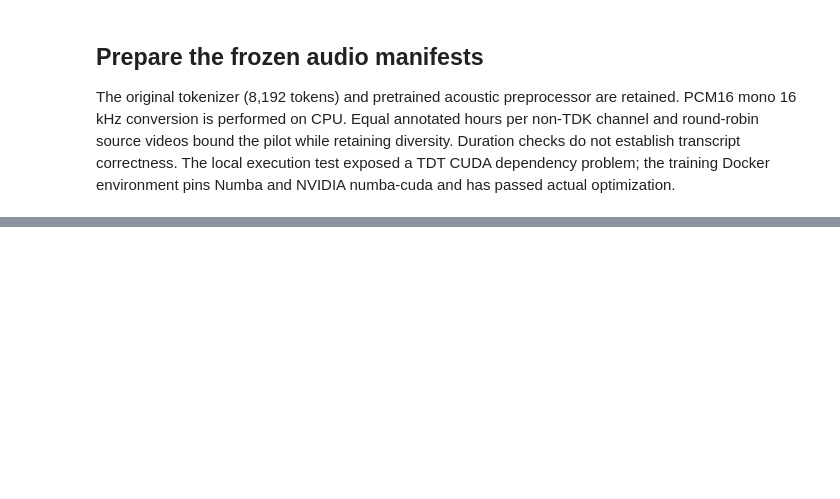
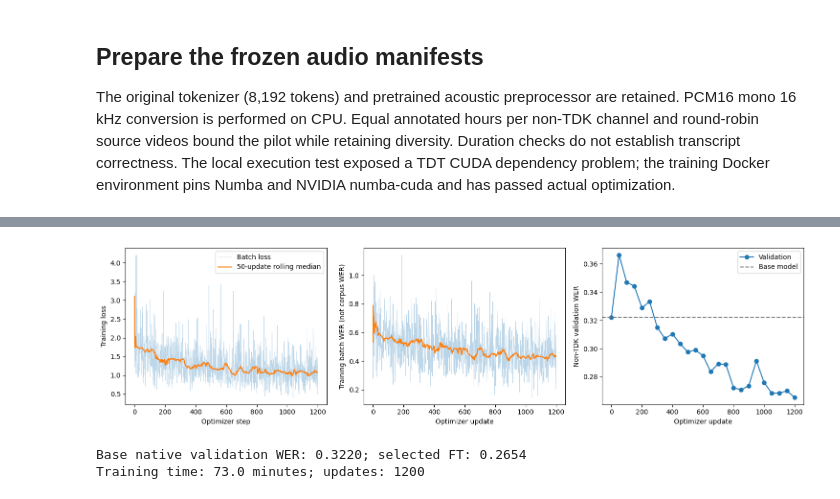
Before and after one commit to InsomaniacElf/HTX-xData-Technical-Test, a Jupyter notebook: asr-train/ycsep-train-3a.ipynb, the cells around one changed output, grey strips where cells are left out. Cells and saved outputs as stored; diff of their text form; code cells hidden in the pictures; blank space fills up the shorter version.

Commit message:
feat(task3a): record fine-tuning results and interpret executed curves

```diff
--- a/asr-train/ycsep-train-3a.ipynb
+++ b/asr-train/ycsep-train-3a.ipynb
@@ -92,20 +145,32 @@ result
 # %%
 import pandas as pd
 metrics_path = sorted((experiment / 'training').glob('version_*/metrics.csv'))[-1]
 metrics = pd.read_csv(metrics_path)
 loss_column = next(c for c in ['train_loss', 'train_loss_step', 'loss'] if c in metrics.columns)
-fig, axes = plt.subplots(1, 2, figsize=(11, 4))
+fig, axes = plt.subplots(1, 3, figsize=(15, 4))
 loss = metrics.dropna(subset=[loss_column])
 validation = metrics.dropna(subset=['val_wer'])
-axes[0].plot(loss['step'], loss[loss_column], linewidth=1)
+axes[0].plot(loss['global_step'], loss[loss_column], linewidth=0.5, alpha=0.3, label='Batch loss')
+axes[0].plot(loss['global_step'], loss[loss_column].rolling(50, min_periods=1).median(), label='50-update rolling median')
+axes[0].legend()
 axes[0].set(xlabel='Optimizer step', ylabel='Training loss')
-axes[1].plot(validation['step'], validation['val_wer'], marker='o')
-axes[1].set(xlabel='Optimizer step', ylabel='Non-TDK validation WER')
+batch_wer = metrics.dropna(subset=['training_batch_wer'])
+axes[1].plot(batch_wer['global_step'], batch_wer['training_batch_wer'], linewidth=0.5, alpha=0.3)
+axes[1].plot(batch_wer['global_step'], batch_wer['training_batch_wer'].rolling(50, min_periods=1).median())
+axes[1].set(xlabel='Optimizer update', ylabel='Training batch WER (not corpus WER)')
+axes[2].plot(validation['global_step'], validation['val_wer'], marker='o', label='Validation')
+axes[2].axhline(result['baseline_validation'][0]['val_wer'], color='gray', linestyle='--', label='Base model')
+axes[2].set(xlabel='Optimizer update', ylabel='Non-TDK validation WER')
+axes[2].legend()
 fig.tight_layout()
 fig.savefig(experiment / 'training-curves.png', dpi=160)
 plt.show()
 baseline = result['baseline_validation'][0]['val_wer']
 print(f"Base native validation WER: {baseline:.4f}; selected FT: {result['best_validation_wer']:.4f}")
 print(f"Training time: {result['elapsed_training_seconds']/60:.1f} minutes; updates: {result['optimizer_steps']}")
+# %% [output]
+[figure, added]
+Base native validation WER: 0.3220; selected FT: 0.2654
+Training time: 73.0 minutes; updates: 1200
 # %% [markdown]
 ## Interpretation boundary
```
Also changed, not shown: parts of 10 cells of this notebook.
